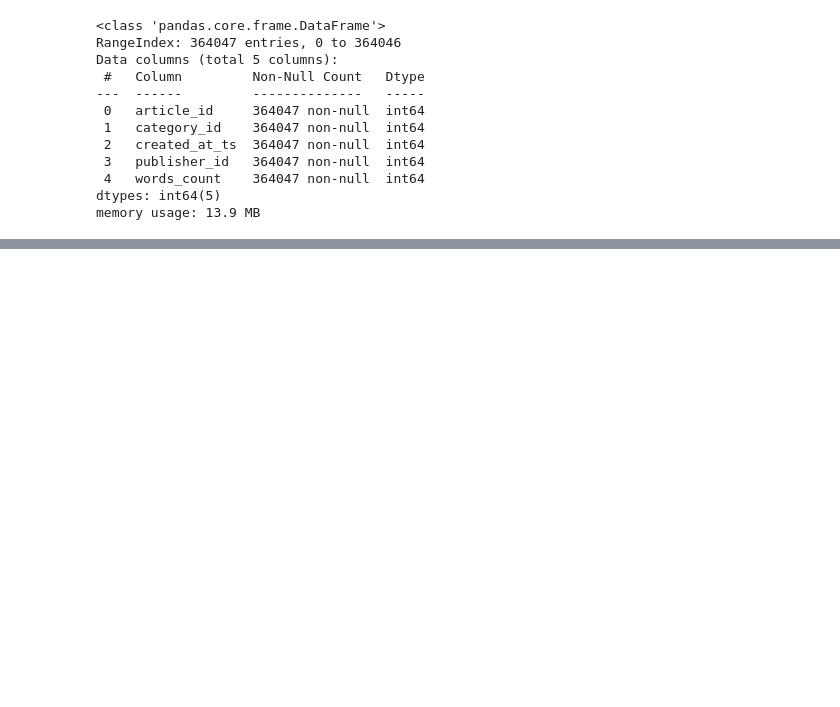
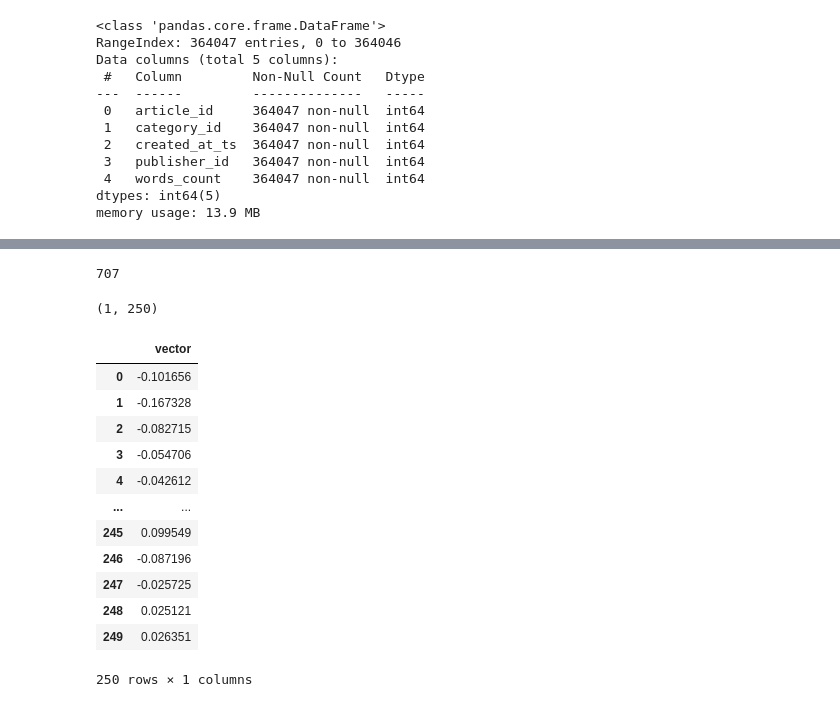
Before and after one commit to amadousysada/content-recommendation, a Jupyter notebook: analyse-exploratoire.ipynb, the cells around one changed output, grey strips where cells are left out. Saved outputs shown, nothing was run; the diff lists cells and outputs as text; code cells hidden in the pictures; blank space fills up the shorter version.

```diff
--- a/analyse-exploratoire.ipynb
+++ b/analyse-exploratoire.ipynb
@@ -74,0 +121,33 @@ clicks_sample.head()
+# %%
+def get_article_profile(article_id):
+    article_profile = embeddings[article_id]
+    return article_profile
+
+def get_article_profiles(ids):
+    article_profiles_list = [get_article_profile(x) for x in ids]
+    # Convert each NumPy array to a sparse matrix before stacking
+    #sparse_article_profiles_list = [scipy.sparse.csr_matrix(arr) for arr in article_profiles_list]
+    article_profiles = np.vstack(article_profiles_list)
+    return article_profiles
+
+def build_users_profile(person_id, interactions_indexed_df):
+    clicks_person_df = clicks_sample.loc[clicks_sample.user_id==person_id]
+    user_article_profiles = get_article_profiles(clicks_person_df['click_article_id'])
+
+    #user_article_strengths = np.array(interactions_person_df['eventStrength']).reshape(-1,1)
+    #Weighted average of article profiles by the interactions strength
+    #user_article_strengths_weighted_avg = np.sum(user_article_profiles.multiply(user_article_strengths), axis=0) / np.sum(user_article_strengths)
+    #user_profile_norm = sklearn.preprocessing.normalize(user_article_strengths_weighted_avg)
+    #return user_profile_norm
+    w = np.ones((user_article_profiles.shape[0], 1), dtype=float) / user_article_profiles.shape[0]
+    user_article_profiles = (user_article_profiles * w).sum(axis=0, keepdims=True)
+
+    # normalisation L2 (utile pour cosine)
+    user_article_profiles = user_article_profiles / (np.linalg.norm(user_article_profiles) + 1e-12)
+    return user_article_profiles
+
+def build_users_profiles():
+    user_profiles = {}
+    for person_id in clicks_sample.user_id.unique():
+        user_profiles[person_id] = build_users_profile(person_id, clicks_sample)
+    return user_profiles
@@ -74,0 +156,25 @@ clicks_sample.head()
+# %%
+len(user_profiles)
+# %% [output]
+707
+# %%
+myprofile = user_profiles[50]
+myprofile.shape
+# %% [output]
+(1, 250)
+# %%
+pd.DataFrame(user_profiles[50].flatten().tolist(), columns=['vector'])
+# %% [output]
+|  | vector |
+| 0 | -0.101656 |
+| 1 | -0.167328 |
+| 2 | -0.082715 |
+| 3 | -0.054706 |
+| 4 | -0.042612 |
+| ... | ... |
+| 245 | 0.099549 |
+| 246 | -0.087196 |
+| 247 | -0.025725 |
+| 248 | 0.025121 |
+| 249 | 0.026351 |
+250 rows × 1 columns
```
Also changed, not shown: parts of 9 cells of this notebook.
